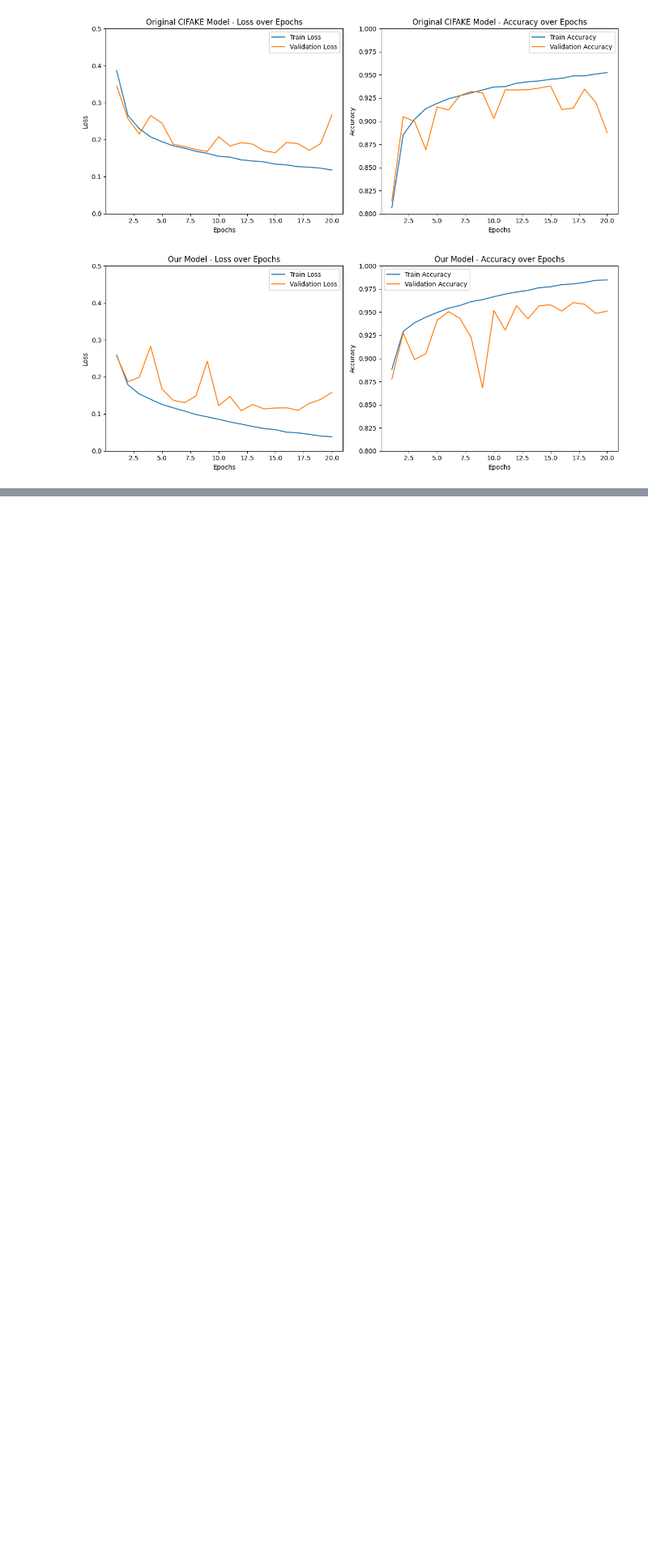
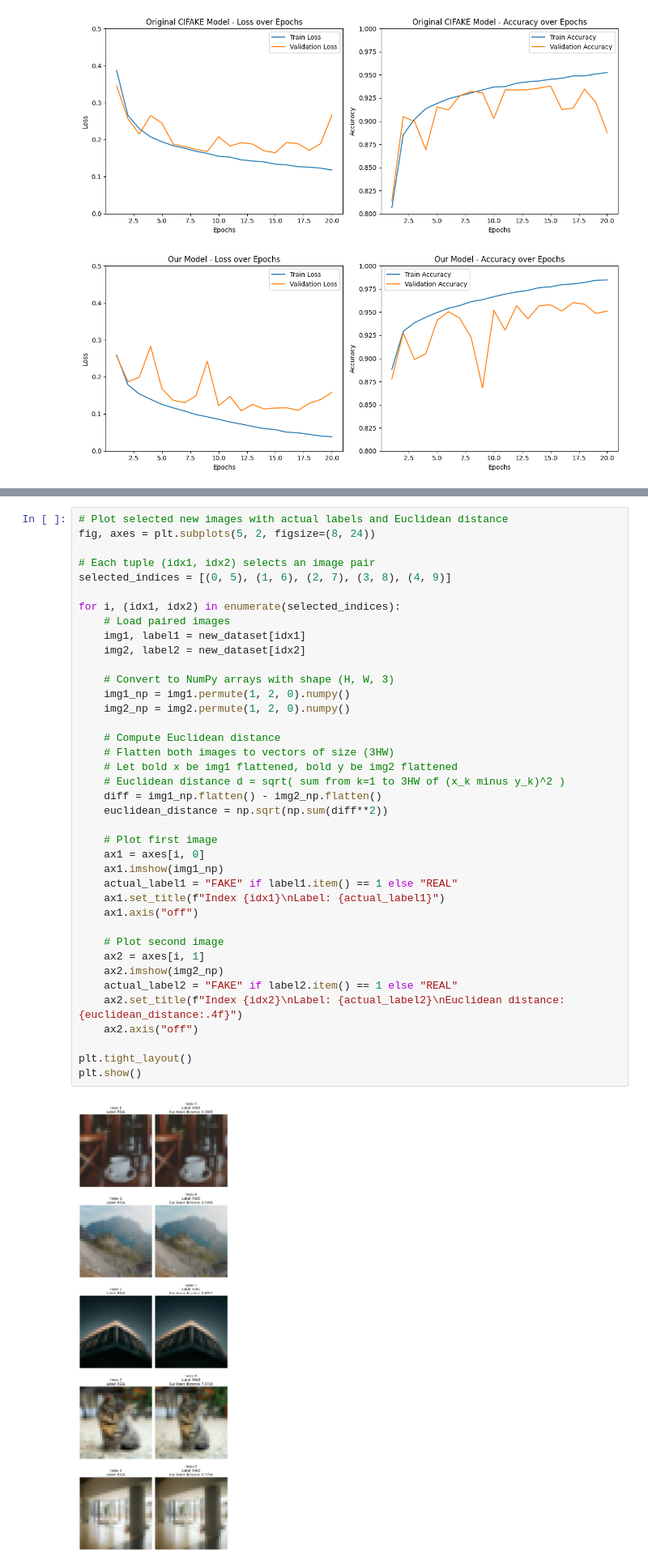
Before and after one commit to Phyke/AT82.08-AI-Generated-Image-Classification, a Jupyter notebook: cnn_training.ipynb, the cells around one changed output, grey strips where cells are left out. Shown: that part at 81% size. Saved outputs shown, nothing was run; the diff lists cells and outputs as text; blank space fills up the shorter version.

```diff
--- a/cnn_training.ipynb
+++ b/cnn_training.ipynb
@@ -532,0 +634,41 @@ plot_training_history(train_result2, "Our Model")
+# %%
+# Plot selected new images with actual labels and Euclidean distance
+fig, axes = plt.subplots(5, 2, figsize=(8, 24))
+
+# Each tuple (idx1, idx2) selects an image pair
+selected_indices = [(0, 5), (1, 6), (2, 7), (3, 8), (4, 9)]
+
+for i, (idx1, idx2) in enumerate(selected_indices):
+    # Load paired images
+    img1, label1 = new_dataset[idx1]
+    img2, label2 = new_dataset[idx2]
+
+    # Convert to NumPy arrays with shape (H, W, 3)
+    img1_np = img1.permute(1, 2, 0).numpy()
+    img2_np = img2.permute(1, 2, 0).numpy()
+
+    # Compute Euclidean distance
+    # Flatten both images to vectors of size (3HW)
+    # Let bold x be img1 flattened, bold y be img2 flattened
+    # Euclidean distance d = sqrt( sum from k=1 to 3HW of (x_k minus y_k)^2 )
+    diff = img1_np.flatten() - img2_np.flatten()
+    euclidean_distance = np.sqrt(np.sum(diff**2))
+
+    # Plot first image
+    ax1 = axes[i, 0]
+    ax1.imshow(img1_np)
+    actual_label1 = "FAKE" if label1.item() == 1 else "REAL"
+    ax1.set_title(f"Index {idx1}\nLabel: {actual_label1}")
+    ax1.axis("off")
+
+    # Plot second image
+    ax2 = axes[i, 1]
+    ax2.imshow(img2_np)
+    actual_label2 = "FAKE" if label2.item() == 1 else "REAL"
+    ax2.set_title(f"Index {idx2}\nLabel: {actual_label2}\nEuclidean distance: {euclidean_distance:.4f}")
+    ax2.axis("off")
+
+plt.tight_layout()
+plt.show()
+# %% [output]
+[figure, added]
```
Also changed, not shown: parts of 6 cells of this notebook, 13 other files.
